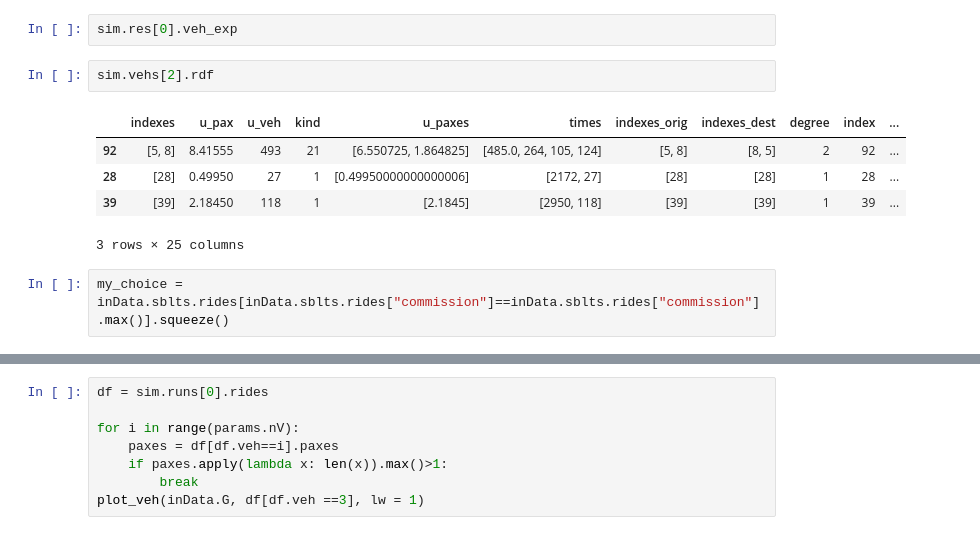
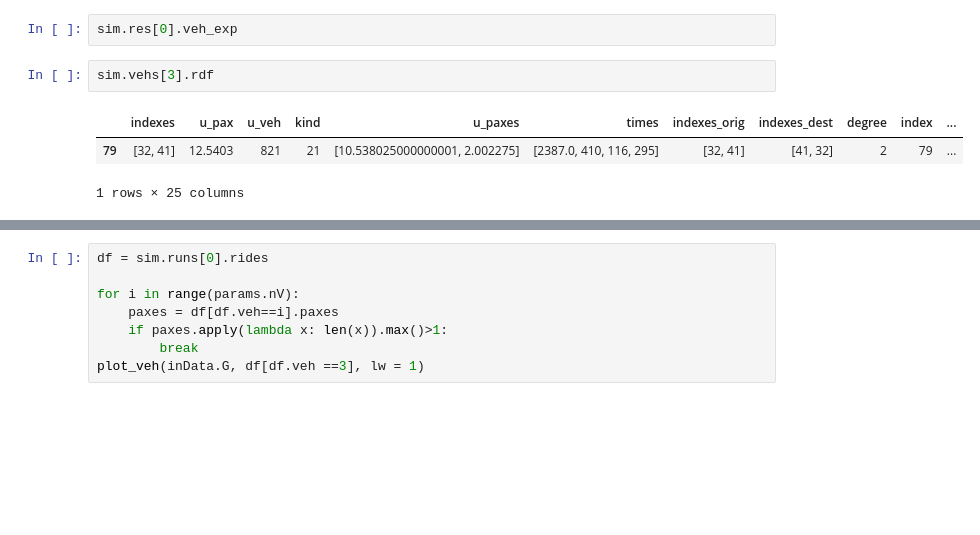
Before and after one commit to Jagiellonian-University/MaaSSim, a Jupyter notebook: docs/tutorials/Delft_Sim (7).ipynb, the cells around one changed output, grey strips where cells are left out. Saved outputs shown, nothing was run; the diff lists cells and outputs as text; blank space fills up the shorter version.

```diff
--- a/docs/tutorials/Delft_Sim (7).ipynb
+++ b/docs/tutorials/Delft_Sim (7).ipynb
@@ -171,12 +150,8 @@ sim = simulate(params = params, inData = inData,  logger_level = logging.CRITICA
 # %%
 sim.res[0].veh_exp
 # %%
-sim.vehs[2].rdf
+sim.vehs[3].rdf
 # %% [output]
 |  | indexes | u_pax | u_veh | kind | u_paxes | times | indexes_orig | indexes_dest | degree | index | ... |
-| 92 | [5, 8] | 8.41555 | 493 | 21 | [6.550725, 1.864825] | [485.0, 264, 105, 124] | [5, 8] | [8, 5] | 2 | 92 | ... |
-| 28 | [28] | 0.49950 | 27 | 1 | [0.49950000000000006] | [2172, 27] | [28] | [28] | 1 | 28 | ... |
-| 39 | [39] | 2.18450 | 118 | 1 | [2.1845] | [2950, 118] | [39] | [39] | 1 | 39 | ... |
+| 79 | [32, 41] | 12.5403 | 821 | 21 | [10.538025000000001, 2.002275] | [2387.0, 410, 116, 295] | [32, 41] | [41, 32] | 2 | 79 | ... |
-3 rows × 25 columns
+1 rows × 25 columns
-# %%
-my_choice = inData.sblts.rides[inData.sblts.rides["commission"]==inData.sblts.rides["commission"].max()].squeeze()
```
Also changed, not shown: parts of 12 cells of this notebook, 4 other files.
